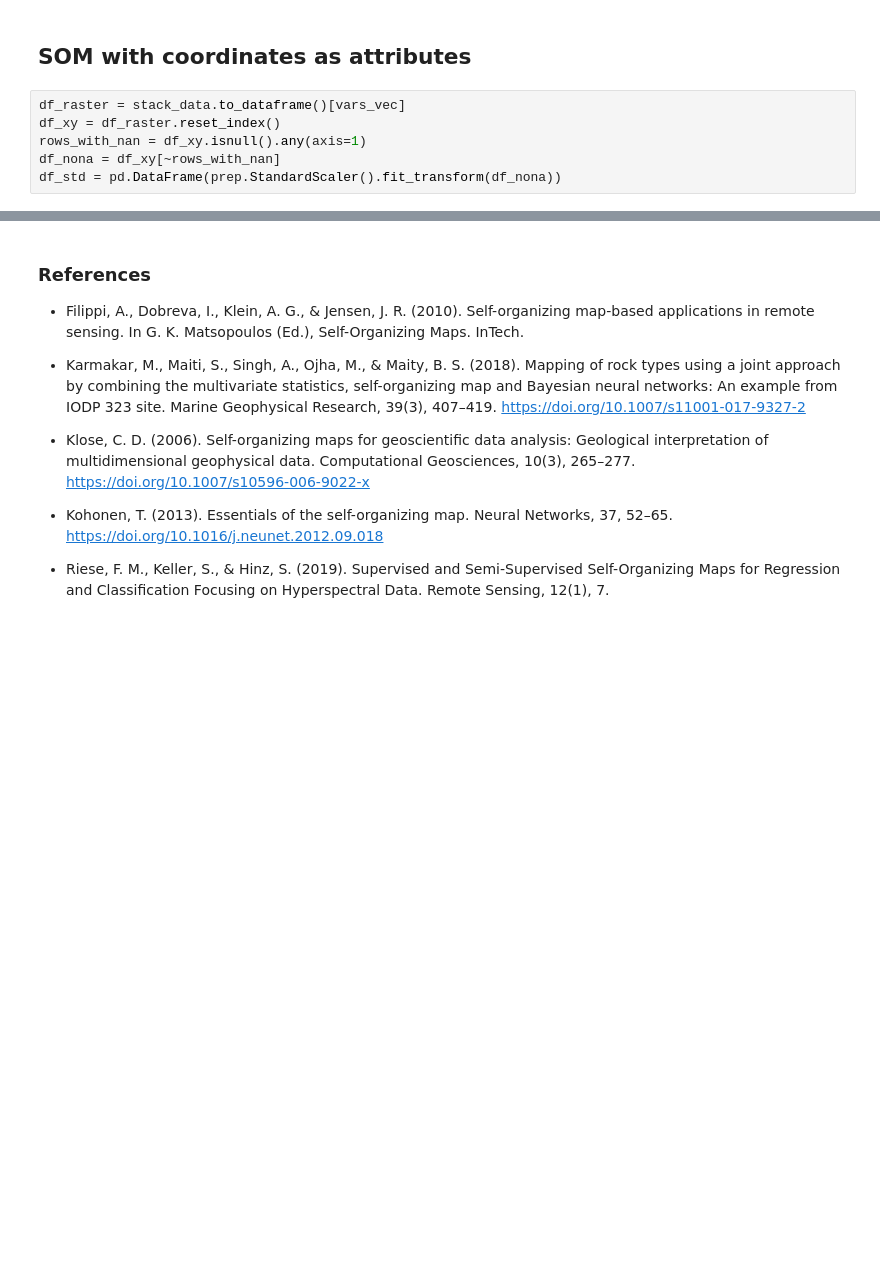
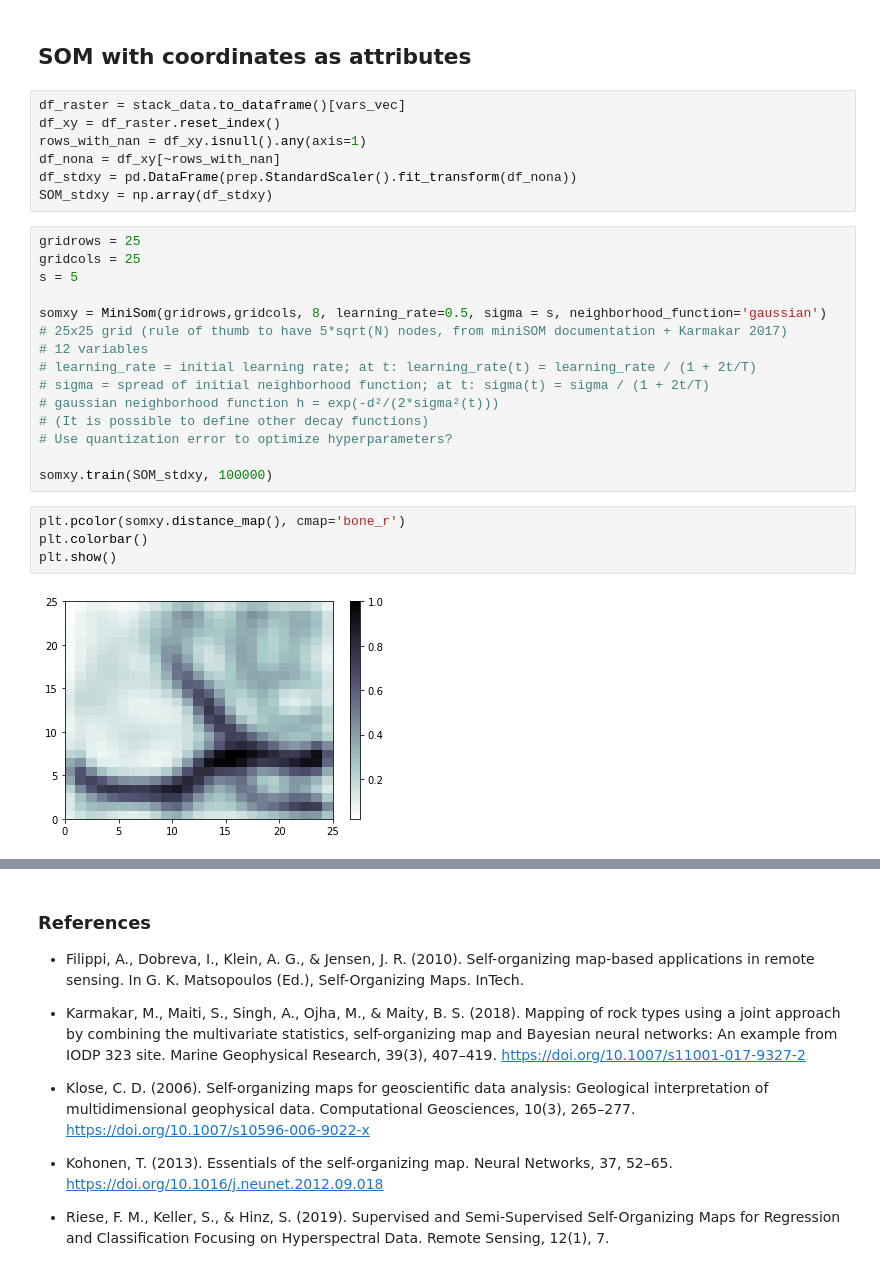
Before and after one commit to drdebivre/Thesis_EMIclass, a Jupyter notebook: 4.SOM.ipynb, the cells around one changed output, grey strips where cells are left out. Cells and saved outputs as stored; diff of their text form; blank space fills up the shorter version.

```diff
--- a/4.SOM.ipynb
+++ b/4.SOM.ipynb
@@ -230,4 +229,26 @@ df_raster = stack_data.to_dataframe()[vars_vec]
 df_xy = df_raster.reset_index()
 rows_with_nan = df_xy.isnull().any(axis=1)
 df_nona = df_xy[~rows_with_nan]
-df_std = pd.DataFrame(prep.StandardScaler().fit_transform(df_nona))
+df_stdxy = pd.DataFrame(prep.StandardScaler().fit_transform(df_nona))
+SOM_stdxy = np.array(df_stdxy)
+# %%
+gridrows = 25
+gridcols = 25
+s = 5
+
+somxy = MiniSom(gridrows,gridcols, 8, learning_rate=0.5, sigma = s, neighborhood_function='gaussian')
+# 25x25 grid (rule of thumb to have 5*sqrt(N) nodes, from miniSOM documentation + Karmakar 2017)
+# 12 variables
+# learning_rate = initial learning rate; at t: learning_rate(t) = learning_rate / (1 + 2t/T)
+# sigma = spread of initial neighborhood function; at t: sigma(t) = sigma / (1 + 2t/T)
+# gaussian neighborhood function h = exp(-d²/(2*sigma²(t)))
+# (It is possible to define other decay functions)
+# Use quantization error to optimize hyperparameters?
+
+somxy.train(SOM_stdxy, 100000)
+# %%
+plt.pcolor(somxy.distance_map(), cmap='bone_r')
+plt.colorbar()
+plt.show()
+# %% [output]
+[figure, added]
```
Also changed, not shown: parts of 7 cells of this notebook.
